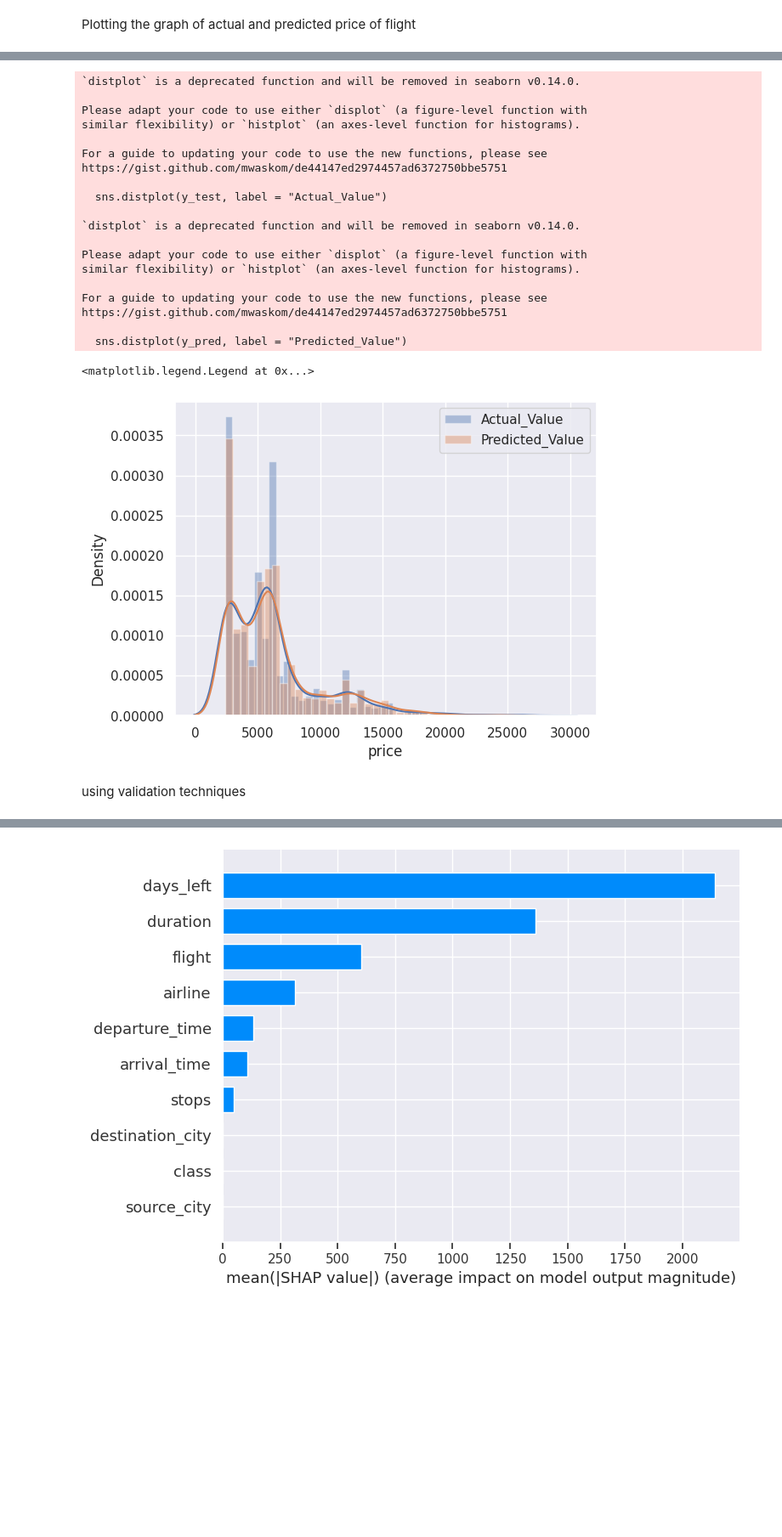
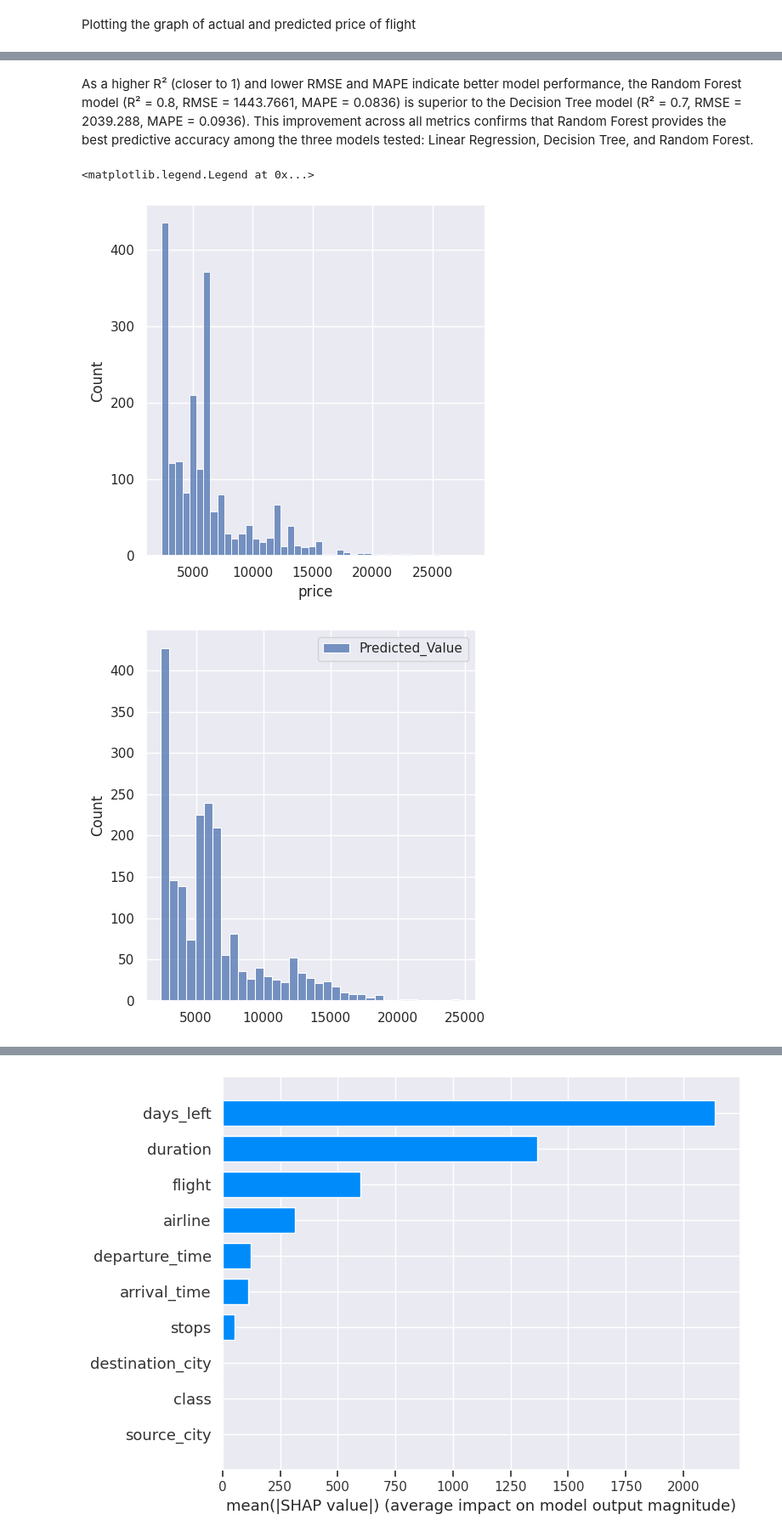
Before and after one commit to pragati72448/flight_booking_price_prediction, a Jupyter notebook: Flight_Booking_Price_Prediction.ipynb, the cells around one changed output, grey strips where cells are left out. Shown at 85% size. Saved outputs shown, nothing was run; the diff lists cells and outputs as text; code cells hidden in the pictures; blank space fills up the shorter version.

```diff
--- a/Flight_Booking_Price_Prediction.ipynb
+++ b/Flight_Booking_Price_Prediction.ipynb
@@ -425,28 +485,10 @@ The root mean squared error (RMSE) using Random Forest is :  1449.0076695752166
+# %% [markdown]
+As a higher R² (closer to 1) and lower RMSE and MAPE indicate better model performance, the Random Forest model (R² = 0.8, RMSE = 1443.7661, MAPE = 0.0836) is superior to the Decision Tree model (R² = 0.7, RMSE = 2039.288, MAPE = 0.0936). This improvement across all metrics confirms that Random Forest provides the best predictive accuracy among the three models tested: Linear Regression, Decision Tree, and Random Forest.
 # %%
-sns.distplot(y_test, label = "Actual_Value")
-sns.distplot(y_pred, label = "Predicted_Value")
+sns.displot(y_test, label = "Actual_Value")
+sns.displot(y_pred, label = "Predicted_Value")
 plt.legend()
 # %% [output]
-`distplot` is a deprecated function and will be removed in seaborn v0.14.0.
-
-Please adapt your code to use either `displot` (a figure-level function with
-similar flexibility) or `histplot` (an axes-level function for histograms).
-
-For a guide to updating your code to use the new functions, please see
-https://gist.github.com/mwaskom/de44147ed2974457ad6372750bbe5751
-
-  sns.distplot(y_test, label = "Actual_Value")
-
-`distplot` is a deprecated function and will be removed in seaborn v0.14.0.
-
-Please adapt your code to use either `displot` (a figure-level function with
-similar flexibility) or `histplot` (an axes-level function for histograms).
-
-For a guide to updating your code to use the new functions, please see
-https://gist.github.com/mwaskom/de44147ed2974457ad6372750bbe5751
-
-  sns.distplot(y_pred, label = "Predicted_Value")
+<matplotlib.legend.Legend at 0x...>
-<matplotlib.legend.Legend at 0x...>
-[figure, old version]
+[figure, new version]
+[figure, added]
-# %% [markdown]
-using validation techniques
```
Also changed, not shown: parts of 63 cells of this notebook.
